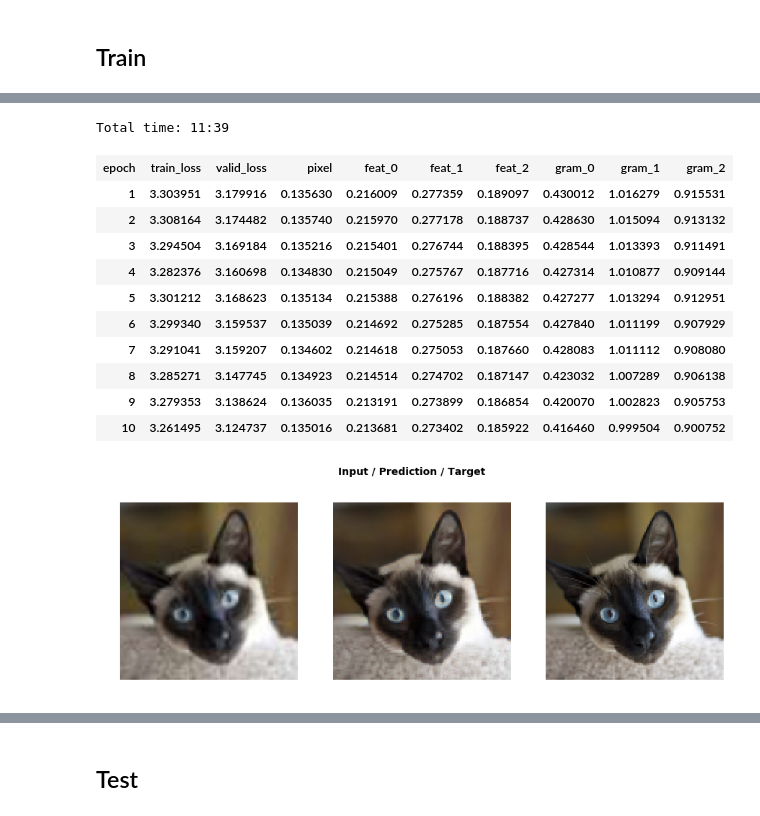
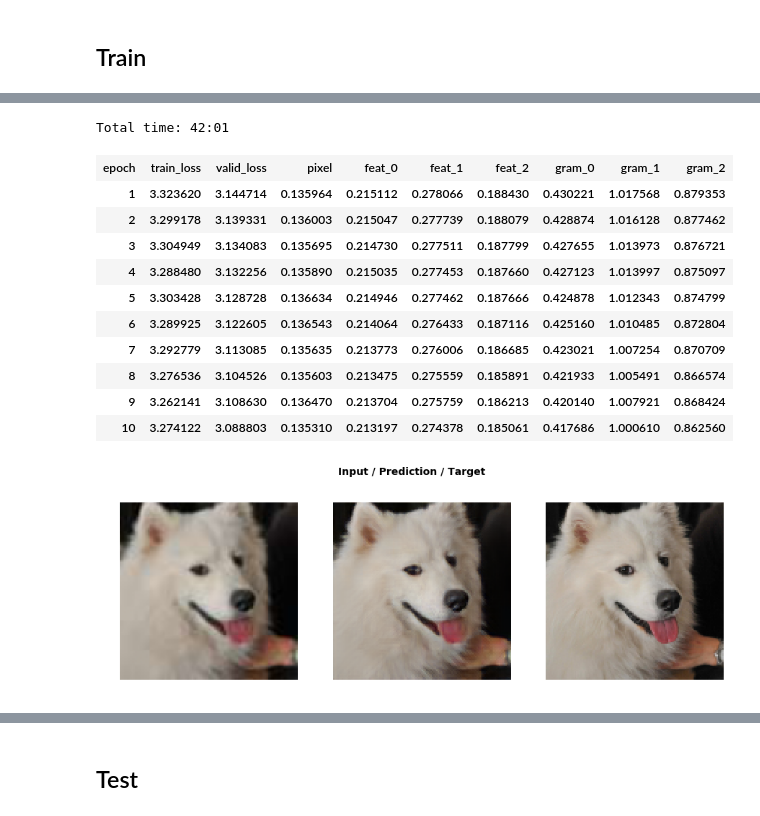
Before and after one commit to cedrickchee/fastai-course-v3, a Jupyter notebook: nbs/dl1/lesson7-superres_20190110.ipynb, the cells around one changed output, grey strips where cells are left out. Drawn from its saved outputs; the diff is of its cells as text; code cells hidden in the pictures.

```diff
--- a/nbs/dl1/lesson7-superres_20190110.ipynb
+++ b/nbs/dl1/lesson7-superres_20190110.ipynb
@@ -142,19 +176,19 @@ Total time: 11:16
 # %%
 learn.unfreeze()
 # %%
-do_fit('1b', slice(1e-5,lr))
+do_fit('superres_1b', slice(1e-5, lr))
 # %% [output]
-Total time: 11:39
+Total time: 42:01
 | epoch | train_loss | valid_loss | pixel | feat_0 | feat_1 | feat_2 | gram_0 | gram_1 | gram_2 |
-| 1 | 3.303951 | 3.179916 | 0.135630 | 0.216009 | 0.277359 | 0.189097 | 0.430012 | 1.016279 | 0.915531 |
-| 2 | 3.308164 | 3.174482 | 0.135740 | 0.215970 | 0.277178 | 0.188737 | 0.428630 | 1.015094 | 0.913132 |
-| 3 | 3.294504 | 3.169184 | 0.135216 | 0.215401 | 0.276744 | 0.188395 | 0.428544 | 1.013393 | 0.911491 |
-| 4 | 3.282376 | 3.160698 | 0.134830 | 0.215049 | 0.275767 | 0.187716 | 0.427314 | 1.010877 | 0.909144 |
-| 5 | 3.301212 | 3.168623 | 0.135134 | 0.215388 | 0.276196 | 0.188382 | 0.427277 | 1.013294 | 0.912951 |
-| 6 | 3.299340 | 3.159537 | 0.135039 | 0.214692 | 0.275285 | 0.187554 | 0.427840 | 1.011199 | 0.907929 |
-| 7 | 3.291041 | 3.159207 | 0.134602 | 0.214618 | 0.275053 | 0.187660 | 0.428083 | 1.011112 | 0.908080 |
-| 8 | 3.285271 | 3.147745 | 0.134923 | 0.214514 | 0.274702 | 0.187147 | 0.423032 | 1.007289 | 0.906138 |
-| 9 | 3.279353 | 3.138624 | 0.136035 | 0.213191 | 0.273899 | 0.186854 | 0.420070 | 1.002823 | 0.905753 |
-| 10 | 3.261495 | 3.124737 | 0.135016 | 0.213681 | 0.273402 | 0.185922 | 0.416460 | 0.999504 | 0.900752 |
+| 1 | 3.323620 | 3.144714 | 0.135964 | 0.215112 | 0.278066 | 0.188430 | 0.430221 | 1.017568 | 0.879353 |
+| 2 | 3.299178 | 3.139331 | 0.136003 | 0.215047 | 0.277739 | 0.188079 | 0.428874 | 1.016128 | 0.877462 |
+| 3 | 3.304949 | 3.134083 | 0.135695 | 0.214730 | 0.277511 | 0.187799 | 0.427655 | 1.013973 | 0.876721 |
+| 4 | 3.288480 | 3.132256 | 0.135890 | 0.215035 | 0.277453 | 0.187660 | 0.427123 | 1.013997 | 0.875097 |
+| 5 | 3.303428 | 3.128728 | 0.136634 | 0.214946 | 0.277462 | 0.187666 | 0.424878 | 1.012343 | 0.874799 |
+| 6 | 3.289925 | 3.122605 | 0.136543 | 0.214064 | 0.276433 | 0.187116 | 0.425160 | 1.010485 | 0.872804 |
+| 7 | 3.292779 | 3.113085 | 0.135635 | 0.213773 | 0.276006 | 0.186685 | 0.423021 | 1.007254 | 0.870709 |
+| 8 | 3.276536 | 3.104526 | 0.135603 | 0.213475 | 0.275559 | 0.185891 | 0.421933 | 1.005491 | 0.866574 |
+| 9 | 3.262141 | 3.108630 | 0.136470 | 0.213704 | 0.275759 | 0.186213 | 0.420140 | 1.007921 | 0.868424 |
+| 10 | 3.274122 | 3.088803 | 0.135310 | 0.213197 | 0.274378 | 0.185061 | 0.417686 | 1.000610 | 0.862560 |
-[figure, old version]
+[figure, new version]
 # %%
```
Also changed, not shown: parts of 41 cells of this notebook.
